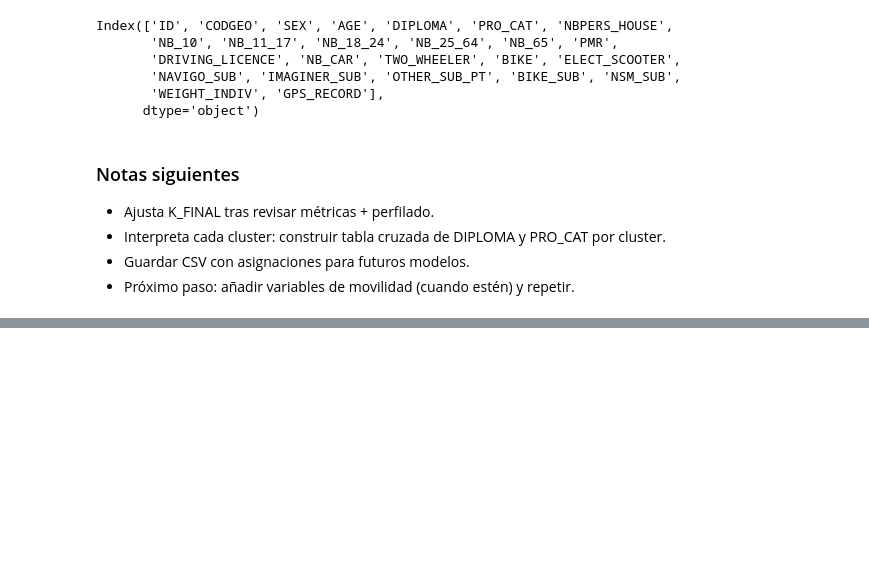
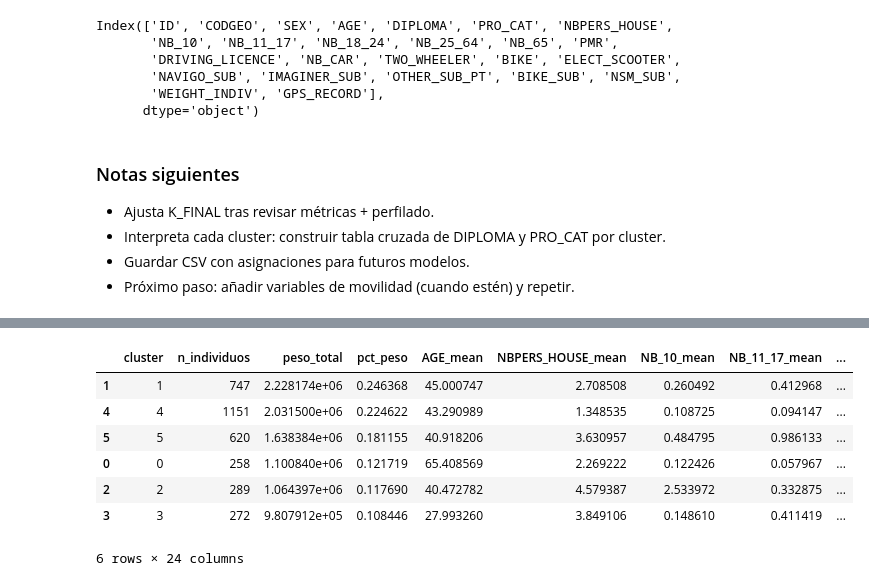
Before and after one commit to TomasD1az/netmob-challenge-2025, a Jupyter notebook: clusters.ipynb, the cells around one changed output, grey strips where cells are left out. Drawn from its saved outputs; the diff is of its cells as text; code cells hidden in the pictures; blank space fills up the shorter version.

Commit message:
Cluster commits

```diff
--- a/clusters.ipynb
+++ b/clusters.ipynb
@@ -37,7 +63,8 @@ Index(['ID', 'CODGEO', 'SEX', 'AGE', 'DIPLOMA', 'PRO_CAT', 'NBPERS_HOUSE',
 # Alternativa: GaussianMixture con selección por BIC
 from sklearn.mixture import GaussianMixture
 
-X_prepared = final_pipe.named_steps['prep'].transform(X)  # reutiliza transformador ajustado (evita data leakage)
+# Asegurar transformaciones aplicadas con el preprocessor ya definido y ajustado en cada loop
+X_prepared = preprocessor.fit_transform(X)
 
 bic_list = []
 for k in range(2, 11):
@@ -46,4 +73,4 @@ for k in range(2, 11):
     bic_list.append({'k': k, 'bic': gmm.bic(X_prepared), 'aic': gmm.aic(X_prepared)})
 
 bic_df = pd.DataFrame(bic_list)
-bic_df
+bic_df.sort_values('bic').reset_index(drop=True)
@@ -50,40 +88,59 @@ bic_df
 # %%
 # Elegir K (ajusta este valor tras ver la gráfica / tabla)
 K_FINAL = 6  # <-- cambia manualmente si ves mejor opción
+from sklearn.pipeline import Pipeline
+from sklearn.cluster import KMeans
+
 final_pipe = Pipeline([
     ('prep', preprocessor),
     ('clust', KMeans(n_clusters=K_FINAL, n_init=30, random_state=42))
 ])
 final_labels = final_pipe.fit_predict(X)
 
 data['CLUSTER_KMEANS'] = final_labels
 
 # Guardar pipeline para reutilizar (opcional)
 import joblib
 joblib.dump(final_pipe, 'kmeans_cluster_pipeline.pkl')
 
 # Perfilado ponderado
+import numpy as np
+
 def weighted_profile(df, cluster_col, weight_col):
-    w = df[weight_col]
-    g = df.groupby(cluster_col)
+    w_all = df[weight_col].fillna(0)
+    g = df.groupby(cluster_col, dropna=False)
     out = []
     for c, sub in g:
-        w_sub = sub[weight_col]
+        w_sub = sub[weight_col].fillna(0)
         tot_w = w_sub.sum()
+        tot_w = float(tot_w) if tot_w > 0 else 1.0  # evitar división por 0
         row = {
-            'cluster': c,
-            'n_individuos': len(sub),
-            'peso_total': float(tot_w),
-            'pct_peso': float(tot_w / w.sum())
+            'cluster': int(c),
+            'n_individuos': int(len(sub)),
+            'peso_total': float(w_sub.sum()),
+            'pct_peso': float(w_sub.sum() / max(w_all.sum(), 1.0))
         }
         # medias numéricas
         for col in numeric_cols:
-            row[f'{col}_mean'] = (sub[col] * w_sub).sum() / tot_w
-        # proporciones binarias
+            num = (sub[col].fillna(sub[col].median()) * w_sub).sum()
+            den = w_sub.sum() if w_sub.sum() > 0 else len(sub)
+            row[f'{col}_mean'] = float(num / den)
+        # proporciones binarias (valor 1)
         for col in binary_cols:
-            row[f'{col}_pct1'] = (sub[col] * w_sub).sum() / tot_w
+            num = (sub[col].fillna(0) * w_sub).sum()
+            den = w_sub.sum() if w_sub.sum() > 0 else len(sub)
+            row[f'{col}_pct1'] = float(num / den)
         out.append(row)
     return pd.DataFrame(out)
 
 profile_df = weighted_profile(data, 'CLUSTER_KMEANS', weight_col)
 profile_df.sort_values('pct_peso', ascending=False)
+# %% [output]
+|  | cluster | n_individuos | peso_total | pct_peso | AGE_mean | NBPERS_HOUSE_mean | NB_10_mean | NB_11_17_mean | ... |
+| 1 | 1 | 747 | 2.228174e+06 | 0.246368 | 45.000747 | 2.708508 | 0.260492 | 0.412968 | ... |
+| 4 | 4 | 1151 | 2.031500e+06 | 0.224622 | 43.290989 | 1.348535 | 0.108725 | 0.094147 | ... |
+| 5 | 5 | 620 | 1.638384e+06 | 0.181155 | 40.918206 | 3.630957 | 0.484795 | 0.986133 | ... |
+| 0 | 0 | 258 | 1.100840e+06 | 0.121719 | 65.408569 | 2.269222 | 0.122426 | 0.057967 | ... |
+| 2 | 2 | 289 | 1.064397e+06 | 0.117690 | 40.472782 | 4.579387 | 2.533972 | 0.332875 | ... |
+| 3 | 3 | 272 | 9.807912e+05 | 0.108446 | 27.993260 | 3.849106 | 0.148610 | 0.411419 | ... |
+6 rows × 24 columns
```
Also changed, not shown: parts of 15 cells of this notebook, 1 other file.
